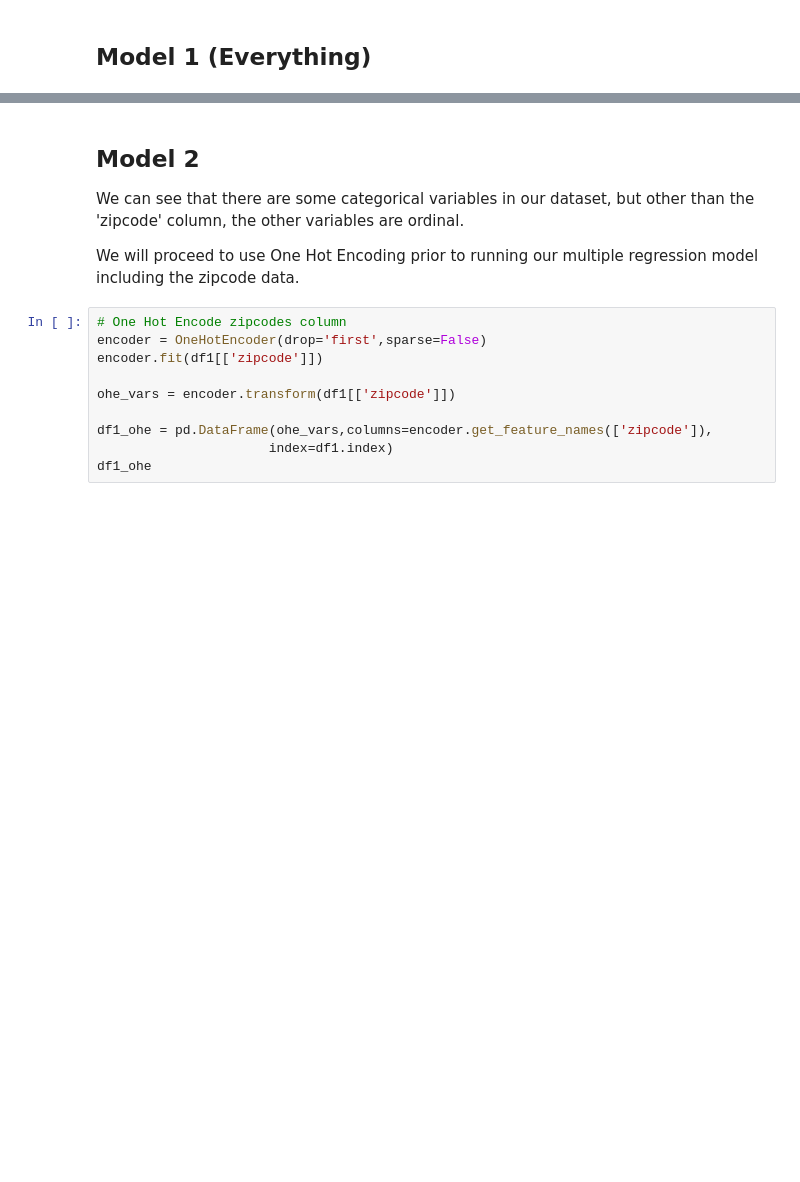
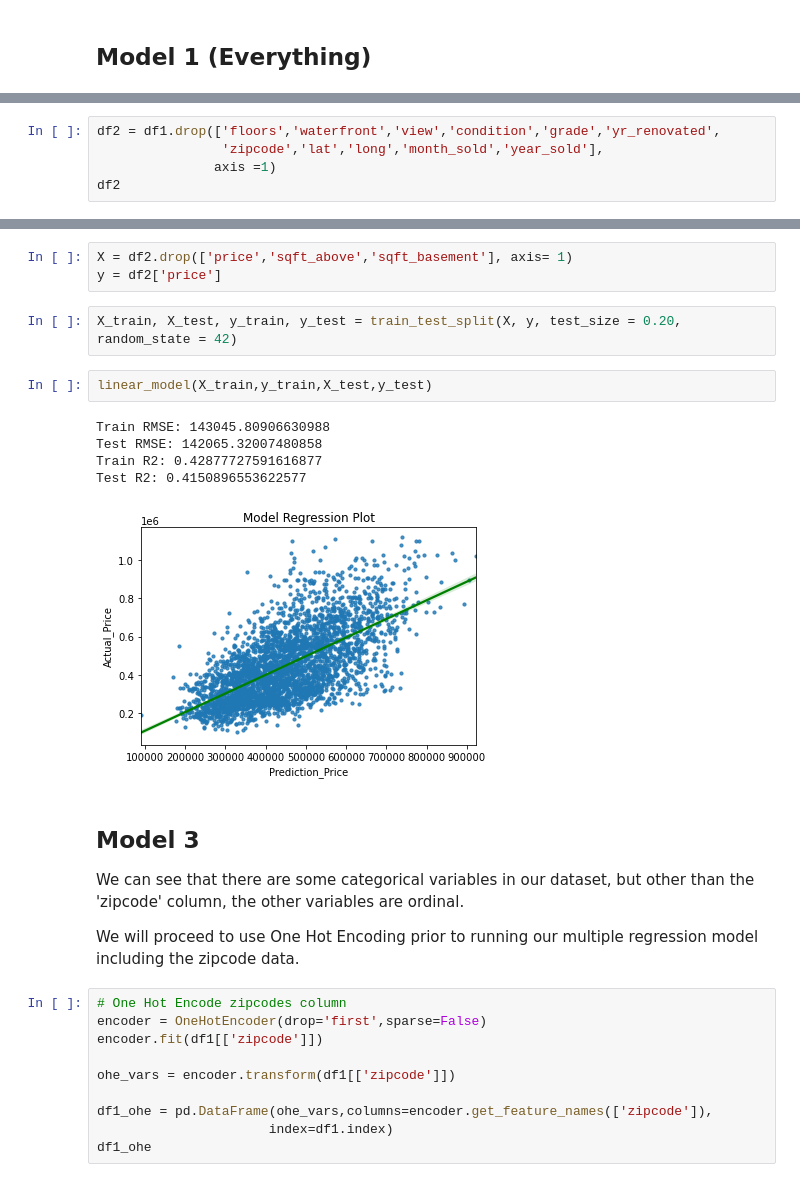
Before and after one commit to jennifernha/King-County-House-Sales, a Jupyter notebook: King County House Sales Analysis.ipynb, the cells around one changed output, grey strips where cells are left out. Saved outputs shown, nothing was run; the diff lists cells and outputs as text; blank space fills up the shorter version.

Commit message:
update model 2 and add model 3

```diff
--- a/King County House Sales Analysis.ipynb
+++ b/King County House Sales Analysis.ipynb
@@ -564,0 +567,5 @@ Test R2: 0.6707902376594655
+# %%
+df2 = df1.drop(['floors','waterfront','view','condition','grade','yr_renovated',
+                'zipcode','lat','long','month_sold','year_sold'],
+               axis =1)
+df2
@@ -565,5 +619,18 @@ Test R2: 0.6707902376594655
+# %%
+X = df2.drop(['price','sqft_above','sqft_basement'], axis= 1)
+y = df2['price']
+# %%
+X_train, X_test, y_train, y_test = train_test_split(X, y, test_size = 0.20, random_state = 42)
+# %%
+linear_model(X_train,y_train,X_test,y_test)
+# %% [output]
+Train RMSE: 143045.80906630988
+Test RMSE: 142065.32007480858
+Train R2: 0.42877727591616877
+Test R2: 0.4150896553622577
+[figure, added]
 # %% [markdown]
-## Model 2
+## Model 3
 We can see that there are some categorical variables in our dataset, but other than the 'zipcode' column, the other variables are ordinal.
 
 We will proceed to use One Hot Encoding prior to running our multiple regression model including the zipcode data.
```
Also changed, not shown: parts of 18 cells of this notebook.
